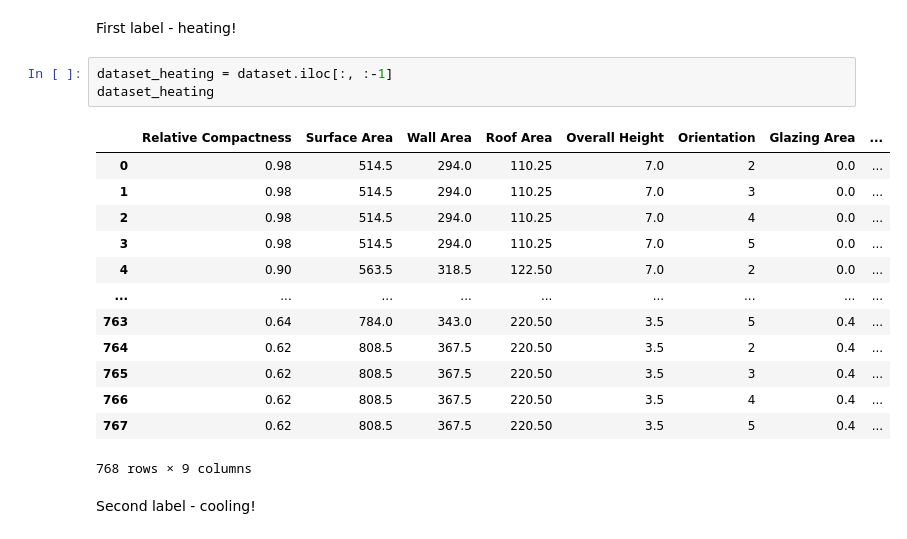
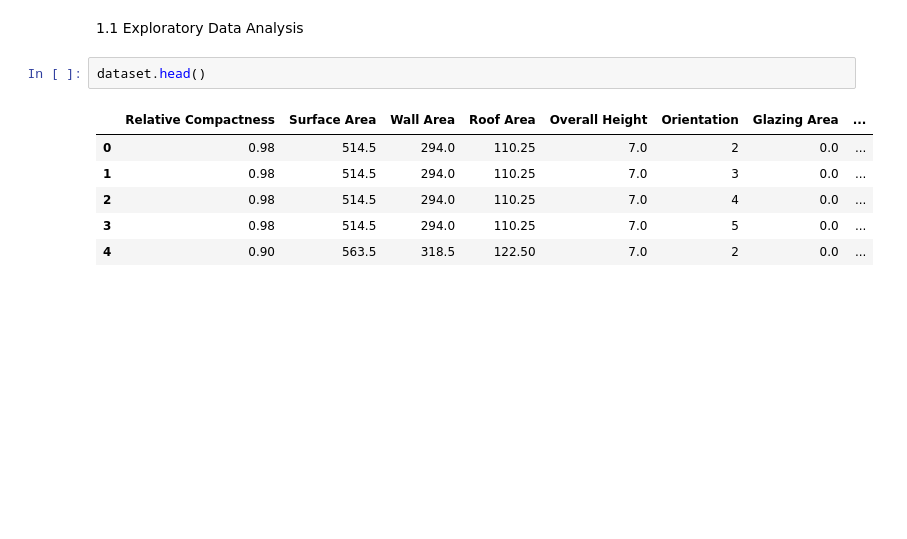
Before and after one commit to matcze/energy_efficient, a Jupyter notebook: energy_efficient.ipynb, the cells around one changed output. Saved outputs shown, nothing was run; the diff lists cells and outputs as text; blank space fills up the shorter version.

```diff
--- a/energy_efficient.ipynb
+++ b/energy_efficient.ipynb
@@ -29,21 +14,11 @@ dataset
-# %% [markdown]
-First label - heating!
+# %% [markdown]
+1.1 Exploratory Data Analysis
 # %%
-dataset_heating = dataset.iloc[:, :-1]
-dataset_heating
+dataset.head()
 # %% [output]
 |  | Relative Compactness | Surface Area | Wall Area | Roof Area | Overall Height | Orientation | Glazing Area | ... |
 | 0 | 0.98 | 514.5 | 294.0 | 110.25 | 7.0 | 2 | 0.0 | ... |
 | 1 | 0.98 | 514.5 | 294.0 | 110.25 | 7.0 | 3 | 0.0 | ... |
 | 2 | 0.98 | 514.5 | 294.0 | 110.25 | 7.0 | 4 | 0.0 | ... |
 | 3 | 0.98 | 514.5 | 294.0 | 110.25 | 7.0 | 5 | 0.0 | ... |
 | 4 | 0.90 | 563.5 | 318.5 | 122.50 | 7.0 | 2 | 0.0 | ... |
-| ... | ... | ... | ... | ... | ... | ... | ... | ... |
-| 763 | 0.64 | 784.0 | 343.0 | 220.50 | 3.5 | 5 | 0.4 | ... |
-| 764 | 0.62 | 808.5 | 367.5 | 220.50 | 3.5 | 2 | 0.4 | ... |
-| 765 | 0.62 | 808.5 | 367.5 | 220.50 | 3.5 | 3 | 0.4 | ... |
-| 766 | 0.62 | 808.5 | 367.5 | 220.50 | 3.5 | 4 | 0.4 | ... |
-| 767 | 0.62 | 808.5 | 367.5 | 220.50 | 3.5 | 5 | 0.4 | ... |
-768 rows × 9 columns
-# %% [markdown]
-Second label - cooling!
```
Also changed, not shown: parts of 23 cells of this notebook.
